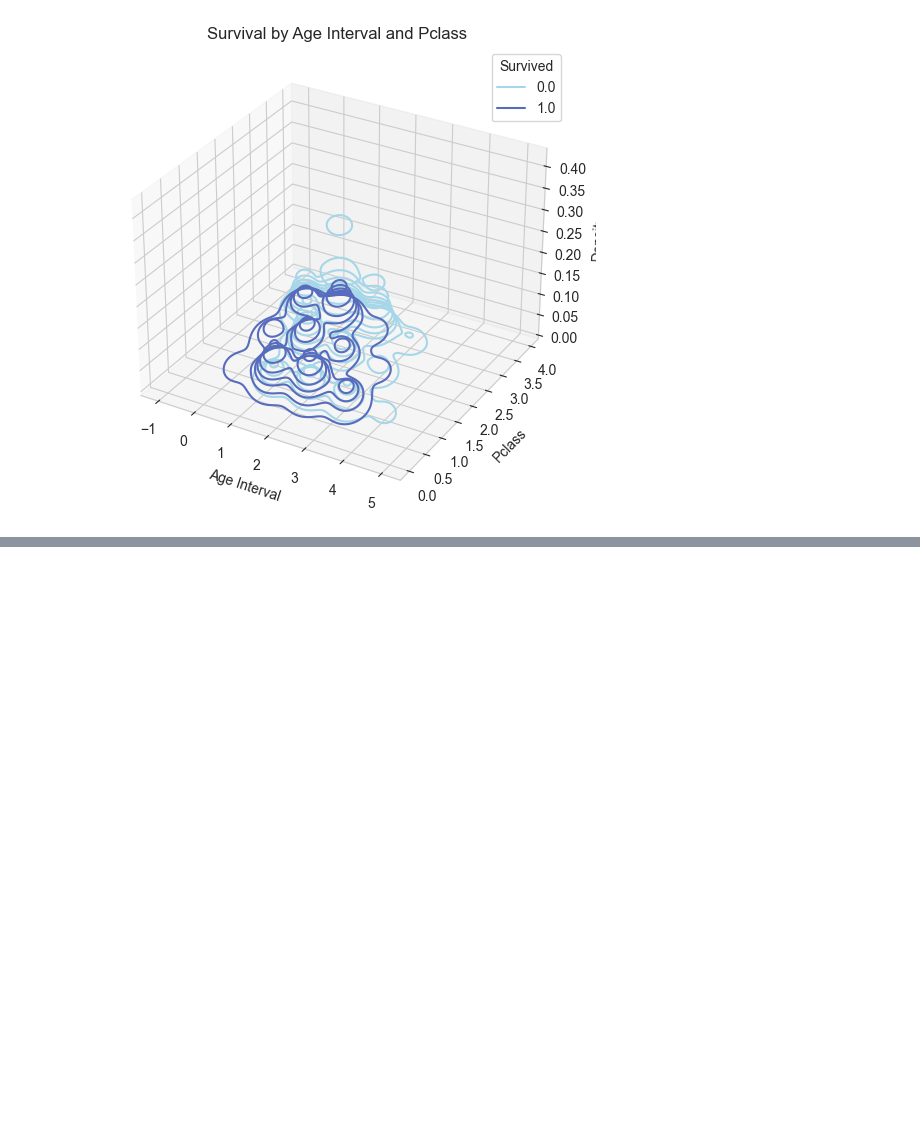
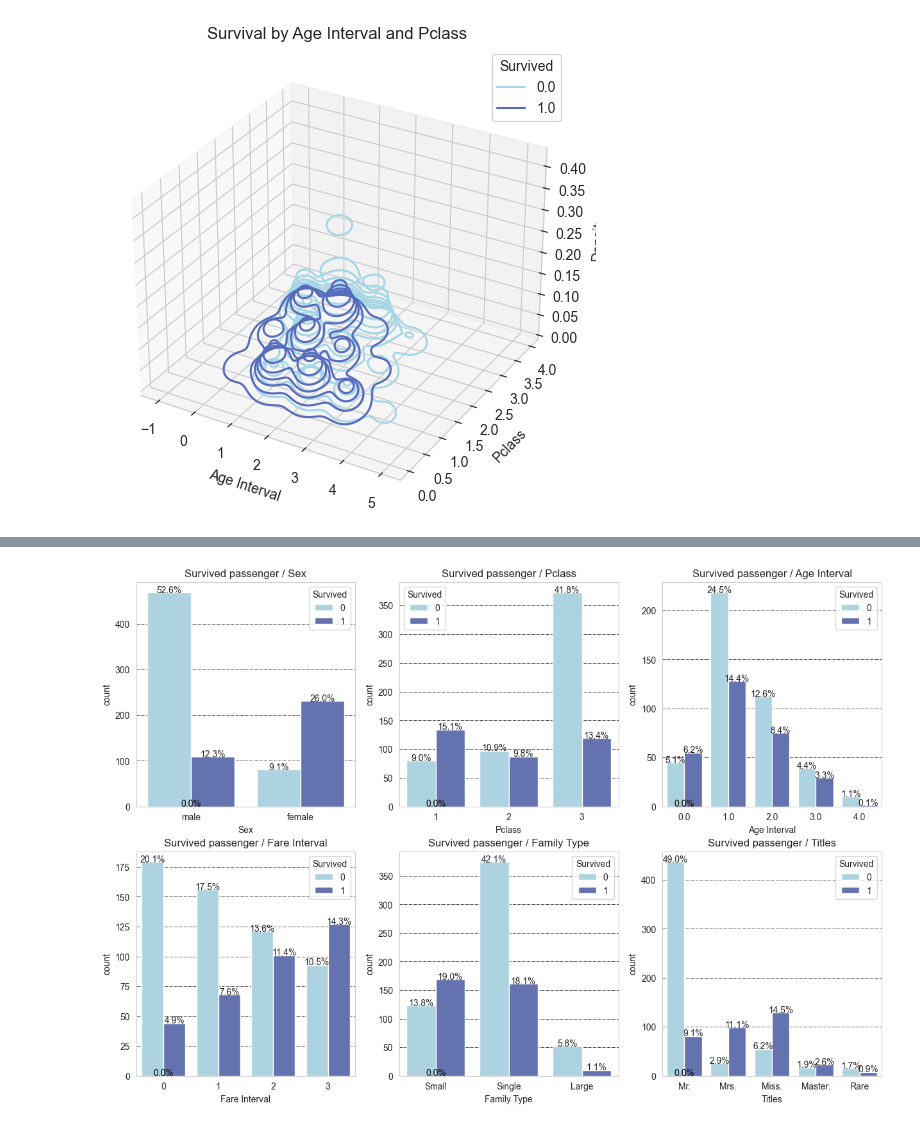
Before and after one commit to powernusa/titanic-eda, a Jupyter notebook: titanic_eda.ipynb, the cells around one changed output, grey strips where cells are left out. Cells and saved outputs as stored; diff of their text form; code cells hidden in the pictures; blank space fills up the shorter version.

```diff
--- a/titanic_eda.ipynb
+++ b/titanic_eda.ipynb
@@ -994,0 +1023,22 @@ plot_count_distrib_pairs(all_df, "Age Interval", "Pclass", "Survival by Age Inte
+# %%
+f, ax = plt.subplots(2, 3, figsize=(15, 10))
+
+features = ["Sex", "Pclass", "Age Interval", "Fare Interval", "Family Type", "Titles"]
+
+for i, feature in enumerate(features):
+    crt_ax = (int(i/3), i%3)
+    total = float(len(train_df))
+    sns.countplot(x=feature, data=train_df, hue="Survived", palette= bluishColorList[:2], ax = ax[crt_ax])
+    ax[crt_ax].grid(color="black", linestyle="-.", linewidth=0.5, axis="y", which="major")
+    ax[crt_ax].set_title(f"Survived passenger / {feature}")
+    for p in ax[crt_ax].patches:
+        height = p.get_height()
+        ax[crt_ax].text(p.get_x()+p.get_width()/2.,
+                height,
+                '{:1.1f}%'.format(100*height/total),
+                ha="center", fontsize=10)
+
+
+plt.show()
+# %% [output]
+[figure, added]
```
Also changed, not shown: parts of 10 cells of this notebook.
